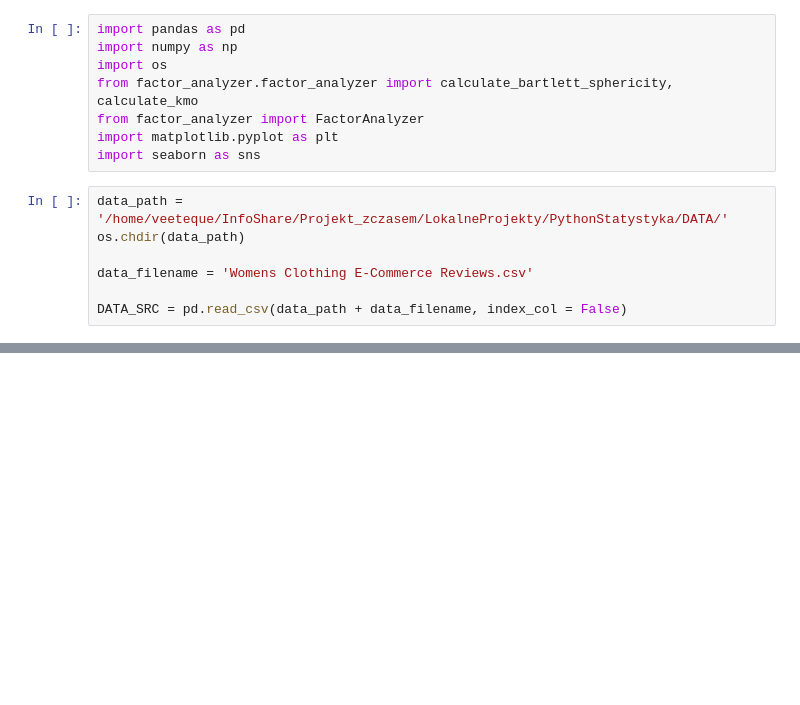
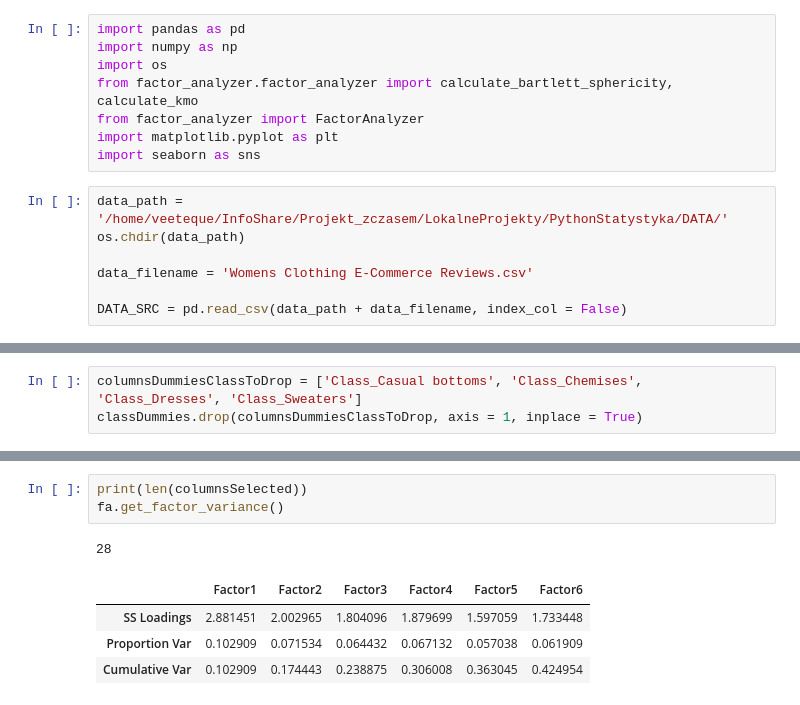
Before and after one commit to infoshareacademy/jdsz3-TeamA, a Jupyter notebook: ProjektPython/AnalizaCzynnikowa/AnalizaCzynnikowa.ipynb, the cells around one changed output, grey strips where cells are left out. Cells and saved outputs as stored; diff of their text form; blank space fills up the shorter version.

```diff
--- a/ProjektPython/AnalizaCzynnikowa/AnalizaCzynnikowa.ipynb
+++ b/ProjektPython/AnalizaCzynnikowa/AnalizaCzynnikowa.ipynb
@@ -15,0 +21,3 @@ DATA_SRC = pd.read_csv(data_path + data_filename, index_col = False)
+# %%
+columnsDummiesClassToDrop = ['Class_Casual bottoms', 'Class_Chemises', 'Class_Dresses', 'Class_Sweaters']
+classDummies.drop(columnsDummiesClassToDrop, axis = 1, inplace = True)
@@ -76,0 +85,9 @@ plt.show()
+# %%
+print(len(columnsSelected))
+fa.get_factor_variance()
+# %% [output]
+28
+|  | Factor1 | Factor2 | Factor3 | Factor4 | Factor5 | Factor6 |
+| SS Loadings | 2.881451 | 2.002965 | 1.804096 | 1.879699 | 1.597059 | 1.733448 |
+| Proportion Var | 0.102909 | 0.071534 | 0.064432 | 0.067132 | 0.057038 | 0.061909 |
+| Cumulative Var | 0.102909 | 0.174443 | 0.238875 | 0.306008 | 0.363045 | 0.424954 |
```
Also changed, not shown: parts of 15 cells of this notebook.
